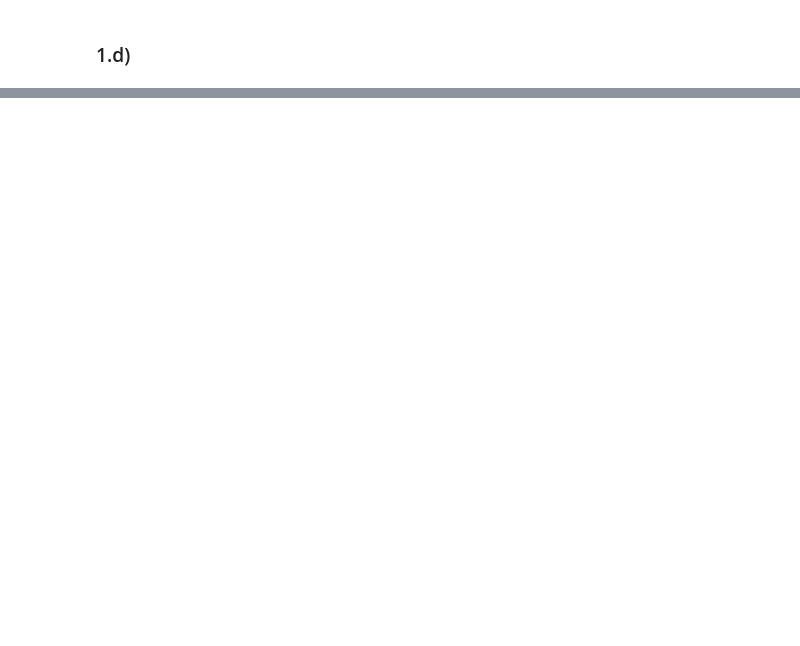
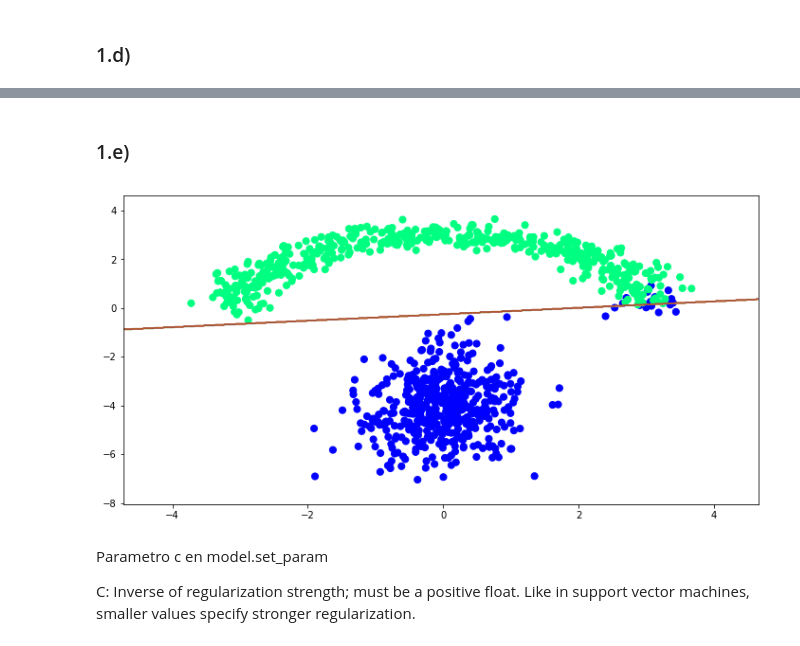
Before and after one commit to GabrielValenzuelaLorca/tarea2maquinas, a Jupyter notebook: Tarea 2.ipynb, the cells around one changed output, grey strips where cells are left out. Saved outputs shown, nothing was run; the diff lists cells and outputs as text; code cells hidden in the pictures; blank space fills up the shorter version.

```diff
--- a/Tarea 2.ipynb
+++ b/Tarea 2.ipynb
@@ -93,0 +94,23 @@ Miss Classification Loss: 0.020000
+# %%
+from ipywidgets import interactive
+def visualize_border_interactive(param):
+    model = train_model(param)
+    visualize_border(model,X,y)
+# %% [markdown]
+### 1.e)
+# %%
+from sklearn.linear_model import LogisticRegression as LR
+def train_model(param):
+    model=LR() #define your model
+    model.set_params(C=param,penalty='l2')
+    model.fit(X,y)
+    return model
+p_min = 0.01 #define your range
+p_max = 2 #define your range
+interactive(visualize_border_interactive,param=(p_min,p_max))
+# %% [output]
+[figure, added]
+# %% [markdown]
+Parametro c en model.set_param
+
+C: Inverse of regularization strength; must be a positive float. Like in support vector machines, smaller values specify stronger regularization.
```
Also changed, not shown: parts of 4 cells of this notebook.
